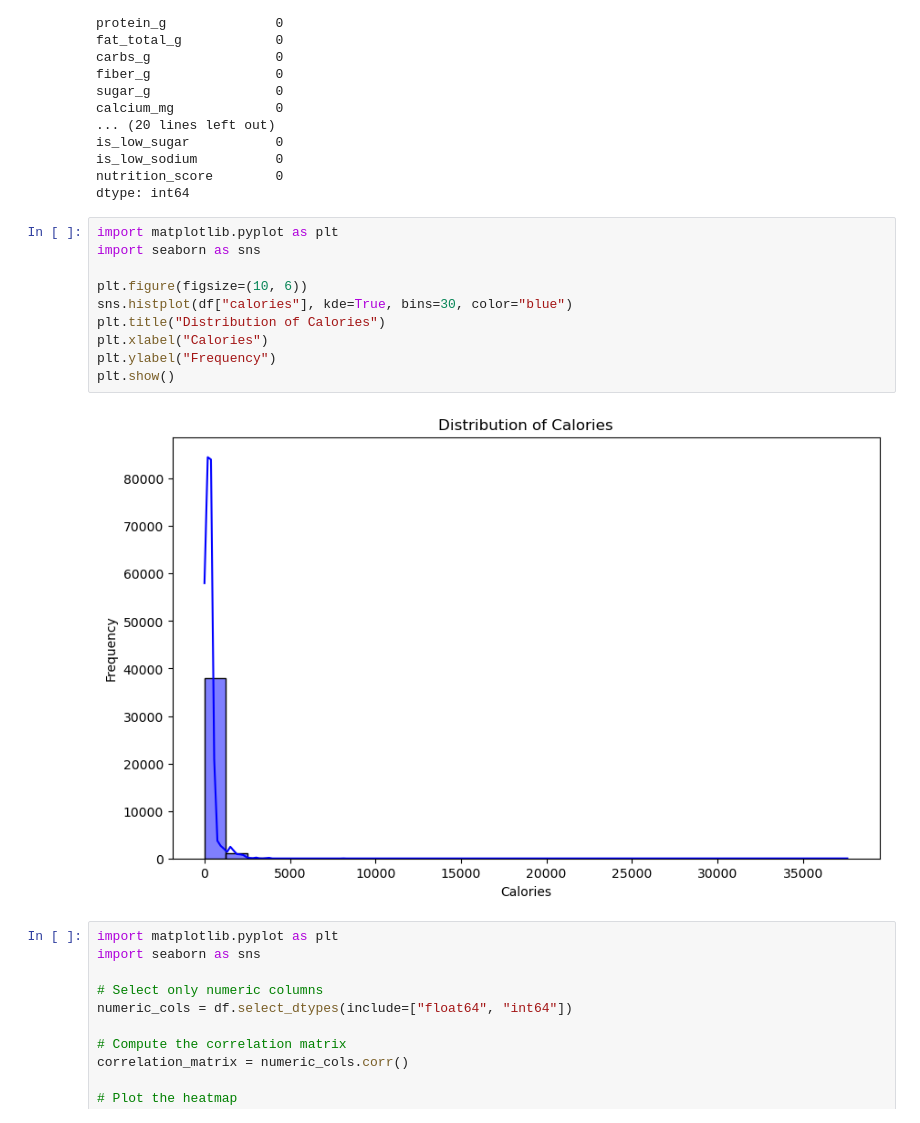
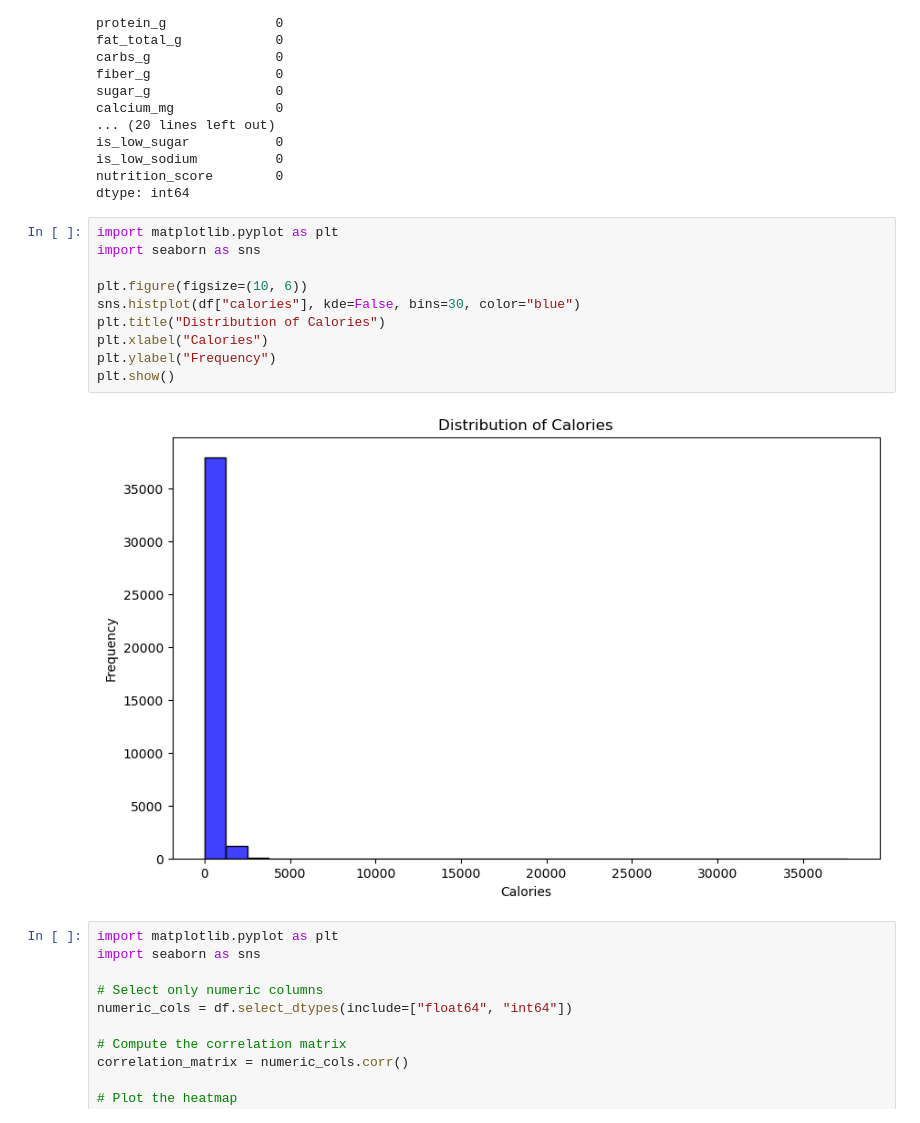
Before and after one commit to Amanarun2907/Nutitional-Analysis, a Jupyter notebook: notebooks/ml.ipynb, the cells around one changed output. Drawn from its saved outputs; the diff is of its cells as text.

```diff
--- a/notebooks/ml.ipynb
+++ b/notebooks/ml.ipynb
@@ -404,15 +551,15 @@ dtype: int64
 # %%
 import matplotlib.pyplot as plt
 import seaborn as sns
 
 plt.figure(figsize=(10, 6))
-sns.histplot(df["calories"], kde=True, bins=30, color="blue")
+sns.histplot(df["calories"], kde=False, bins=30, color="blue")
 plt.title("Distribution of Calories")
 plt.xlabel("Calories")
 plt.ylabel("Frequency")
 plt.show()
 # %% [output]
-[figure, old version]
+[figure, new version]
 # %%
 import matplotlib.pyplot as plt
 import seaborn as sns
```
Also changed, not shown: parts of 17 cells of this notebook.
